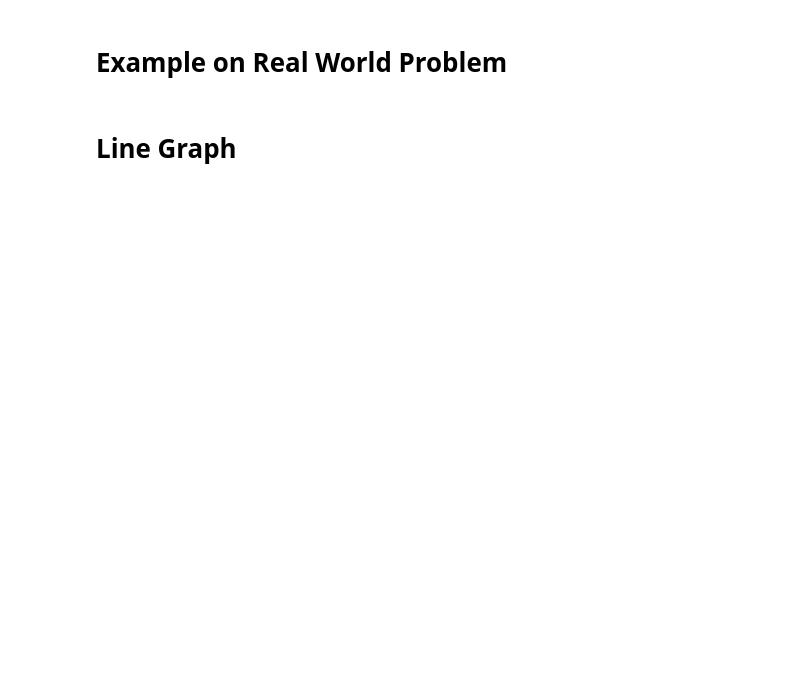
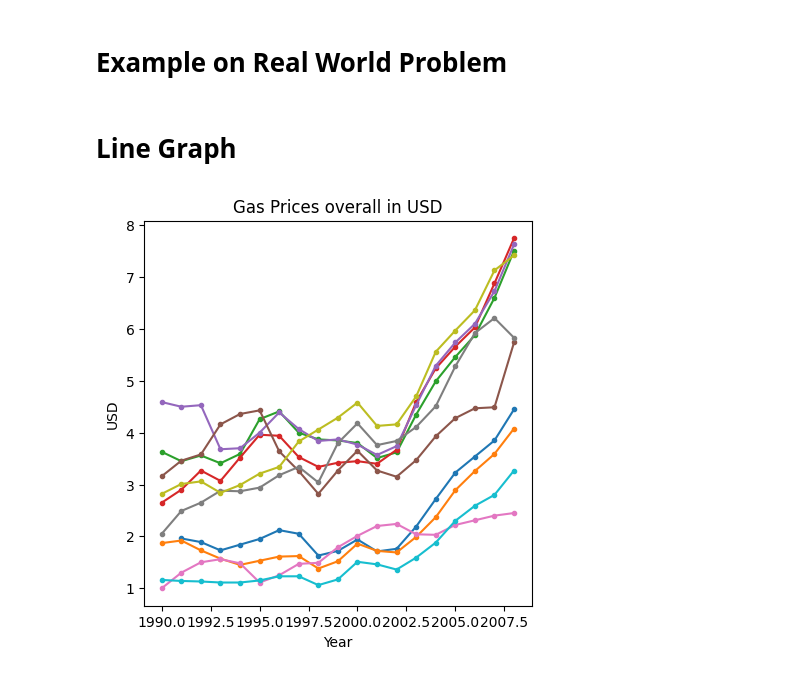
Before and after one commit to QuantamDev/Matplotlib, a Jupyter notebook: Real_World_ex.ipynb, the cells around one changed output. Drawn from its saved outputs; the diff is of its cells as text; code cells hidden in the pictures; blank space fills up the shorter version.

```diff
--- a/Real_World_ex.ipynb
+++ b/Real_World_ex.ipynb
@@ -8,6 +8,23 @@ import numpy as np
 import matplotlib.pyplot as plt
 # %% [markdown]
 # Line Graph
+# %%
+gas = pd.read_csv('gas_prices.csv')
+
+plt.figure(figsize=(5,5))
+
+
+plt.title('Gas Prices overall in USD')
+
+plt.xlabel('Year')
+
+plt.ylabel('USD')
+
+for country in gas:
+  if country!='Year':
+    plt.plot(gas.Year,gas[country],marker='.')
+# %% [output]
+[figure, added]
 # %%
 gas=pd.read_csv('gas_prices.csv')
 
```
Also changed, not shown: parts of 1 cell of this notebook.
